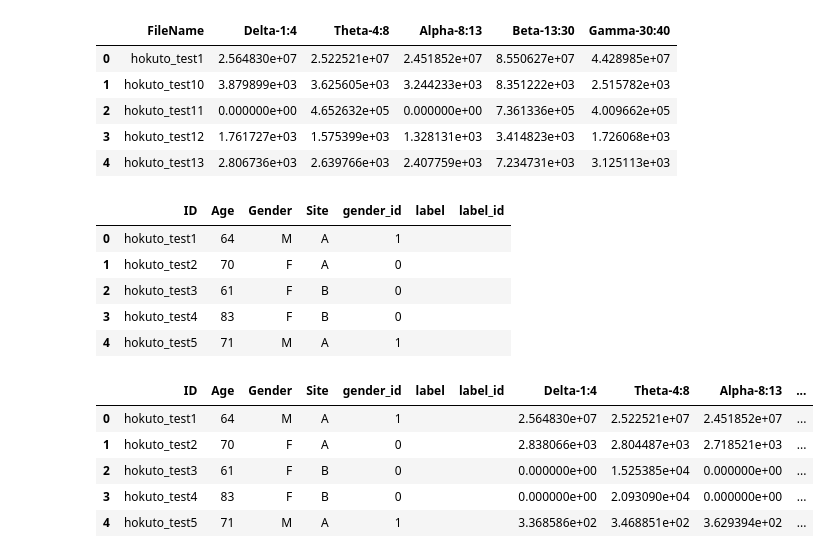
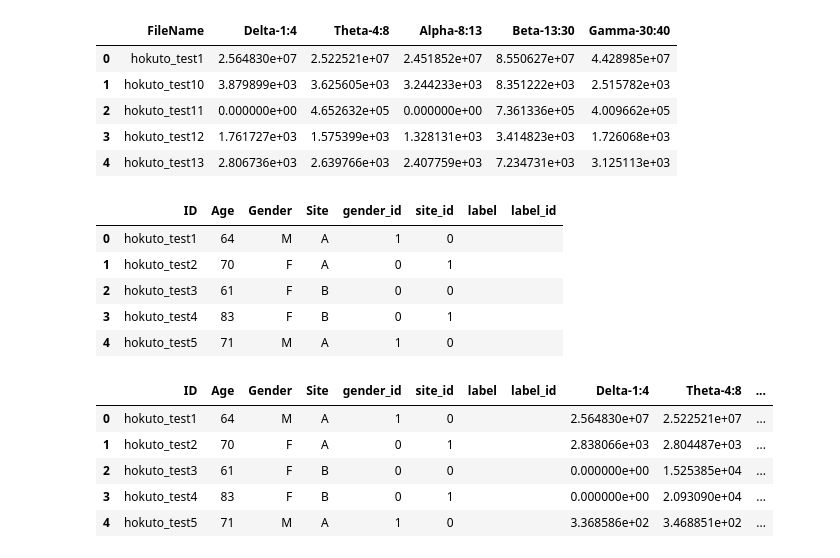
Before and after one commit to jugodfroy/Dementia_MEG_classification, a Jupyter notebook: pre_processing_and_viz/build_df.ipynb, the cells around one changed output. Drawn from its saved outputs; the diff is of its cells as text; code cells hidden in the pictures.

```diff
--- a/pre_processing_and_viz/build_df.ipynb
+++ b/pre_processing_and_viz/build_df.ipynb
@@ -25,6 +25,8 @@ df_train = pd.concat([df_train_dementia, df_train_mci, df_train_control])
 
 df_train['label_id'] = df_train['label'].map(
     {'dementia': 2, 'mci': 1, 'control': 0})
+df_train['site_id'] = df_train['Site'].map(
+    {'A': 0, 'B': 1})
 
 
 df_train.head()
@@ -79,17 +81,19 @@ df_test.head()
 # %%
 
 df_profile = pd.read_excel('../hokuto_profile.xlsx', sheet_name='test_data')
 df_profile['gender_id'] = df_profile['Gender'].map({'M': 1, 'F': 0})
+df_profile['site_id'] = df_train['Site'].map(
+    {'A': 0, 'B': 1})
 df_profile['label'] = ''
 df_profile['label_id'] = ''
 df_profile.head()
 # %% [output]
-|  | ID | Age | Gender | Site | gender_id | label | label_id |
-| 0 | hokuto_test1 | 64 | M | A | 1 |  |  |
-| 1 | hokuto_test2 | 70 | F | A | 0 |  |  |
-| 2 | hokuto_test3 | 61 | F | B | 0 |  |  |
-| 3 | hokuto_test4 | 83 | F | B | 0 |  |  |
-| 4 | hokuto_test5 | 71 | M | A | 1 |  |  |
+|  | ID | Age | Gender | Site | gender_id | site_id | label | label_id |
+| 0 | hokuto_test1 | 64 | M | A | 1 | 0 |  |  |
+| 1 | hokuto_test2 | 70 | F | A | 0 | 1 |  |  |
+| 2 | hokuto_test3 | 61 | F | B | 0 | 0 |  |  |
+| 3 | hokuto_test4 | 83 | F | B | 0 | 1 |  |  |
+| 4 | hokuto_test5 | 71 | M | A | 1 | 0 |  |  |
 # %%
 # merge the two dataframes with FileName and ID
 df_test = pd.merge(df_profile, df_test, left_on='ID',
@@ -98,9 +102,9 @@ df_test.to_csv('df_test.csv', index=False)
 
 df_test.head()
 # %% [output]
-|  | ID | Age | Gender | Site | gender_id | label | label_id | Delta-1:4 | Theta-4:8 | Alpha-8:13 | ... |
-| 0 | hokuto_test1 | 64 | M | A | 1 |  |  | 2.564830e+07 | 2.522521e+07 | 2.451852e+07 | ... |
-| 1 | hokuto_test2 | 70 | F | A | 0 |  |  | 2.838066e+03 | 2.804487e+03 | 2.718521e+03 | ... |
-| 2 | hokuto_test3 | 61 | F | B | 0 |  |  | 0.000000e+00 | 1.525385e+04 | 0.000000e+00 | ... |
-| 3 | hokuto_test4 | 83 | F | B | 0 |  |  | 0.000000e+00 | 2.093090e+04 | 0.000000e+00 | ... |
-| 4 | hokuto_test5 | 71 | M | A | 1 |  |  | 3.368586e+02 | 3.468851e+02 | 3.629394e+02 | ... |
+|  | ID | Age | Gender | Site | gender_id | site_id | label | label_id | Delta-1:4 | Theta-4:8 | ... |
+| 0 | hokuto_test1 | 64 | M | A | 1 | 0 |  |  | 2.564830e+07 | 2.522521e+07 | ... |
+| 1 | hokuto_test2 | 70 | F | A | 0 | 1 |  |  | 2.838066e+03 | 2.804487e+03 | ... |
+| 2 | hokuto_test3 | 61 | F | B | 0 | 0 |  |  | 0.000000e+00 | 1.525385e+04 | ... |
+| 3 | hokuto_test4 | 83 | F | B | 0 | 1 |  |  | 0.000000e+00 | 2.093090e+04 | ... |
+| 4 | hokuto_test5 | 71 | M | A | 1 | 0 |  |  | 3.368586e+02 | 3.468851e+02 | ... |
```
Also changed, not shown: parts of 2 cells of this notebook, 4 other files.
